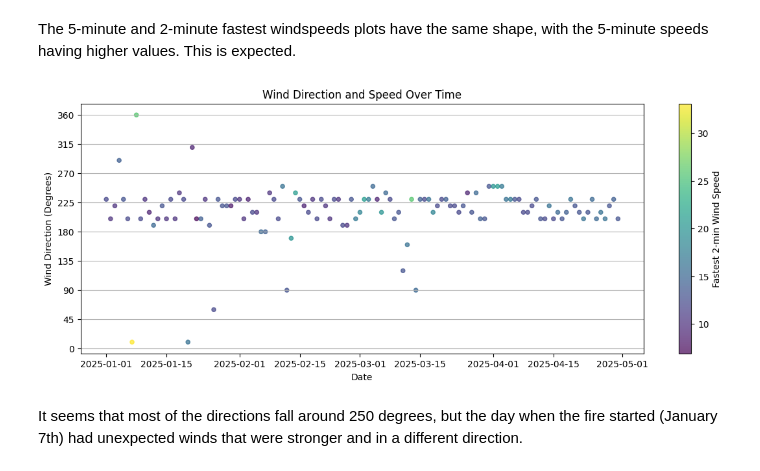
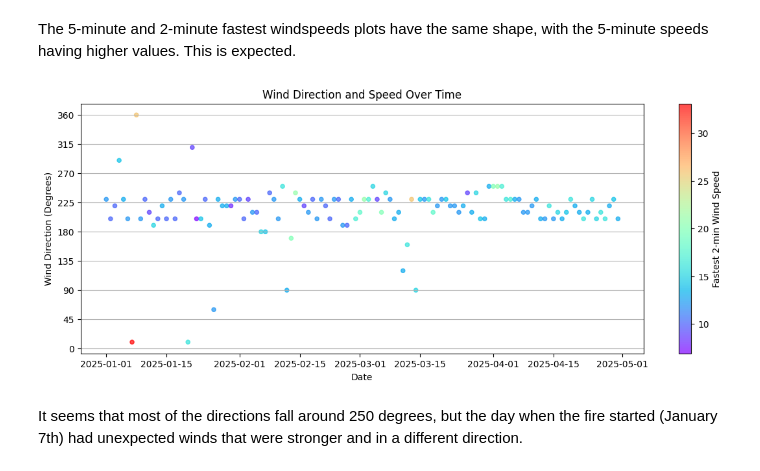
Before and after one commit to katelyn-wang/pace-wildfires, a Jupyter notebook: notebooks/weather_analysis.ipynb, the cells around one changed output. Drawn from its saved outputs; the diff is of its cells as text; code cells hidden in the pictures.

```diff
--- a/notebooks/weather_analysis.ipynb
+++ b/notebooks/weather_analysis.ipynb
@@ -215,16 +215,16 @@ plt.show()
 The 5-minute and 2-minute fastest windspeeds plots have the same shape, with the 5-minute speeds having higher values. This is expected.
 # %%
 plt.figure(figsize=(14, 5))
-sc = plt.scatter(df['DATE'], df['WDF2'], c=df['WSF2'], cmap='viridis', s=20, alpha=0.7)
+sc = plt.scatter(df['DATE'], df['WDF2'], c=df['WSF2'], cmap='rainbow', s=20, alpha=0.7)
 plt.colorbar(sc, label='Fastest 2-min Wind Speed')
 plt.ylabel("Wind Direction (Degrees)")
 plt.xlabel("Date")
 plt.title("Wind Direction and Speed Over Time")
 plt.yticks(range(0, 361, 45))
 plt.grid(True, axis='y')
 plt.show()
 # %% [output]
-[figure, old version]
+[figure, new version]
 # %% [markdown]
 It seems that most of the directions fall around 250 degrees, but the day when the fire started (January 7th) had unexpected winds that were stronger and in a different direction.
 # %%
```
